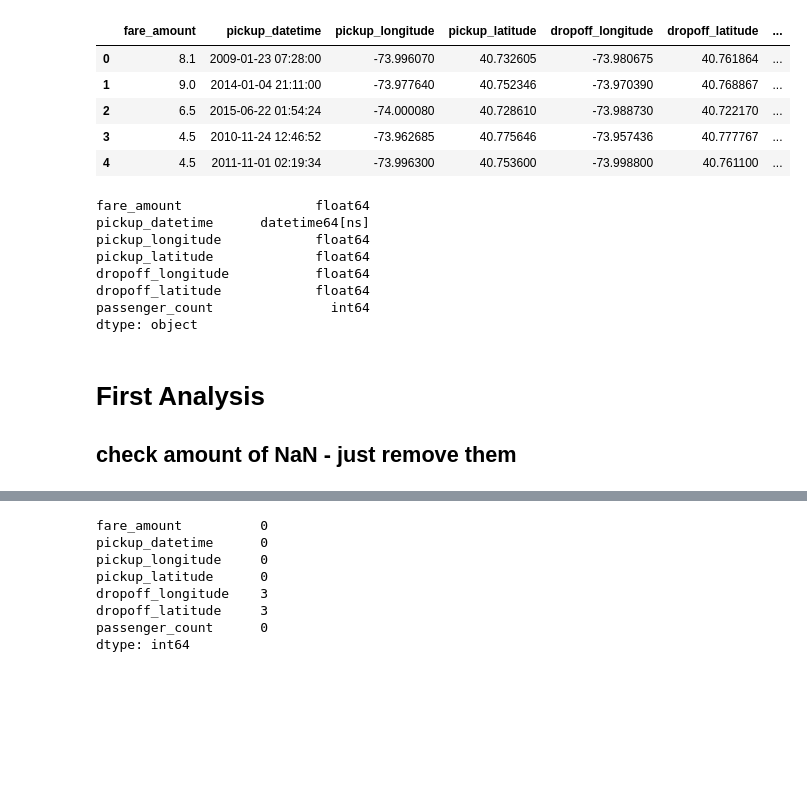
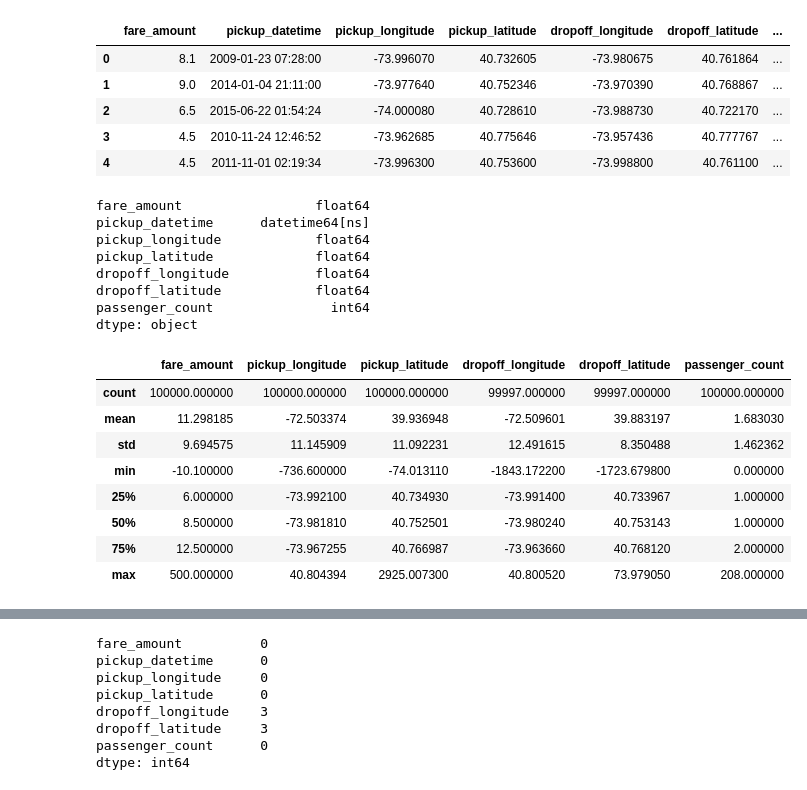
Before and after one commit to caiomiyashiro/geospatial_data_analysis, a Jupyter notebook: AMLD-2020/AMLD_2020.ipynb, the cells around one changed output, grey strips where cells are left out. Drawn from its saved outputs; the diff is of its cells as text; code cells hidden in the pictures; blank space fills up the shorter version.

```diff
--- a/AMLD-2020/AMLD_2020.ipynb
+++ b/AMLD-2020/AMLD_2020.ipynb
@@ -133,25 +70,31 @@ The autoreload extension is already loaded. To reload it, use:
 # %%
 # df = pd.read_csv('https://raw.githubusercontent.com/caiomiyashiro/geospatial_data_analysis/master/data/sample_100000.csv')
 df = pd.read_csv(DATASET_PATH)
 df['pickup_datetime'] = pd.to_datetime(df['pickup_datetime'])
 display(df.head())
 display(df.dtypes)
+display(df.describe())
 # %% [output]
 |  | fare_amount | pickup_datetime | pickup_longitude | pickup_latitude | dropoff_longitude | dropoff_latitude | ... |
 | 0 | 8.1 | 2009-01-23 07:28:00 | -73.996070 | 40.732605 | -73.980675 | 40.761864 | ... |
 | 1 | 9.0 | 2014-01-04 21:11:00 | -73.977640 | 40.752346 | -73.970390 | 40.768867 | ... |
 | 2 | 6.5 | 2015-06-22 01:54:24 | -74.000080 | 40.728610 | -73.988730 | 40.722170 | ... |
 | 3 | 4.5 | 2010-11-24 12:46:52 | -73.962685 | 40.775646 | -73.957436 | 40.777767 | ... |
 | 4 | 4.5 | 2011-11-01 02:19:34 | -73.996300 | 40.753600 | -73.998800 | 40.761100 | ... |
 fare_amount                 float64
 pickup_datetime      datetime64[ns]
 pickup_longitude            float64
 pickup_latitude             float64
 dropoff_longitude           float64
 dropoff_latitude            float64
 passenger_count               int64
 dtype: object
+|  | fare_amount | pickup_longitude | pickup_latitude | dropoff_longitude | dropoff_latitude | passenger_count |
+| count | 100000.000000 | 100000.000000 | 100000.000000 | 99997.000000 | 99997.000000 | 100000.000000 |
+| mean | 11.298185 | -72.503374 | 39.936948 | -72.509601 | 39.883197 | 1.683030 |
+| std | 9.694575 | 11.145909 | 11.092231 | 12.491615 | 8.350488 | 1.462362 |
+| min | -10.100000 | -736.600000 | -74.013110 | -1843.172200 | -1723.679800 | 0.000000 |
+| 25% | 6.000000 | -73.992100 | 40.734930 | -73.991400 | 40.733967 | 1.000000 |
+| 50% | 8.500000 | -73.981810 | 40.752501 | -73.980240 | 40.753143 | 1.000000 |
+| 75% | 12.500000 | -73.967255 | 40.766987 | -73.963660 | 40.768120 | 2.000000 |
+| max | 500.000000 | 40.804394 | 2925.007300 | 40.800520 | 73.979050 | 208.000000 |
-# %% [markdown]
-# First Analysis
-
-## check amount of NaN - just remove them
```
Also changed, not shown: parts of 40 cells of this notebook, 2 other files.
